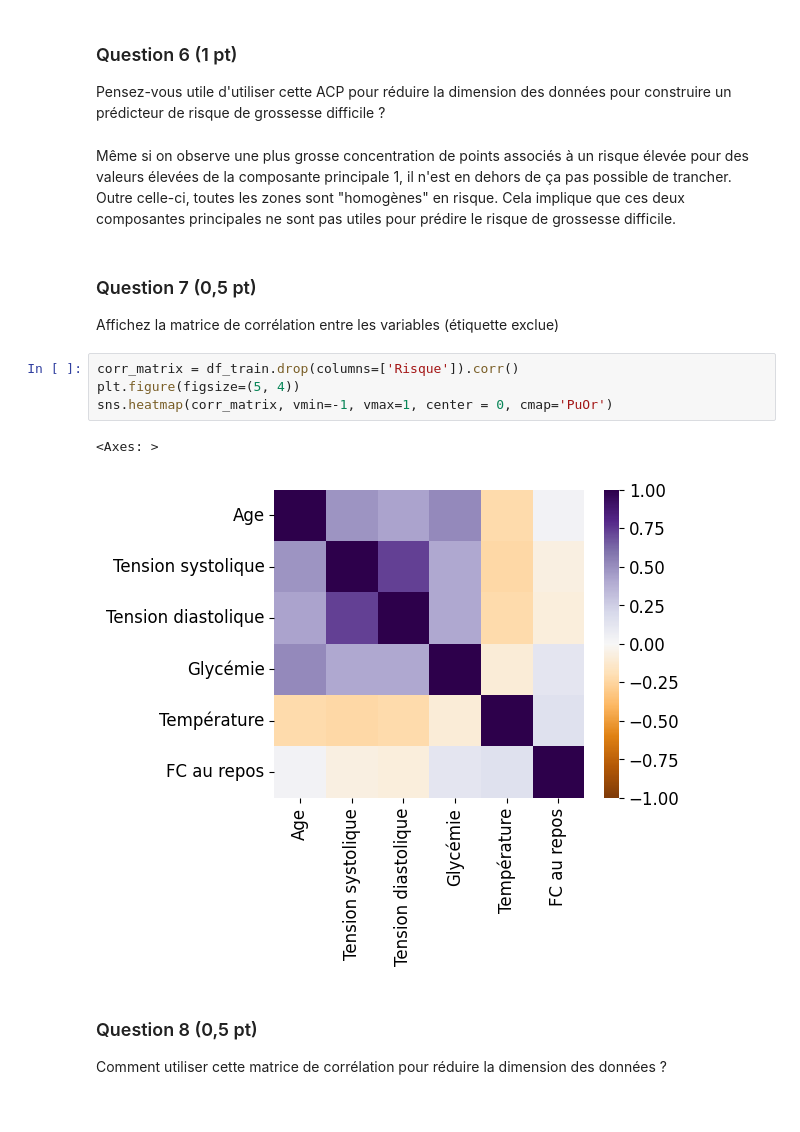
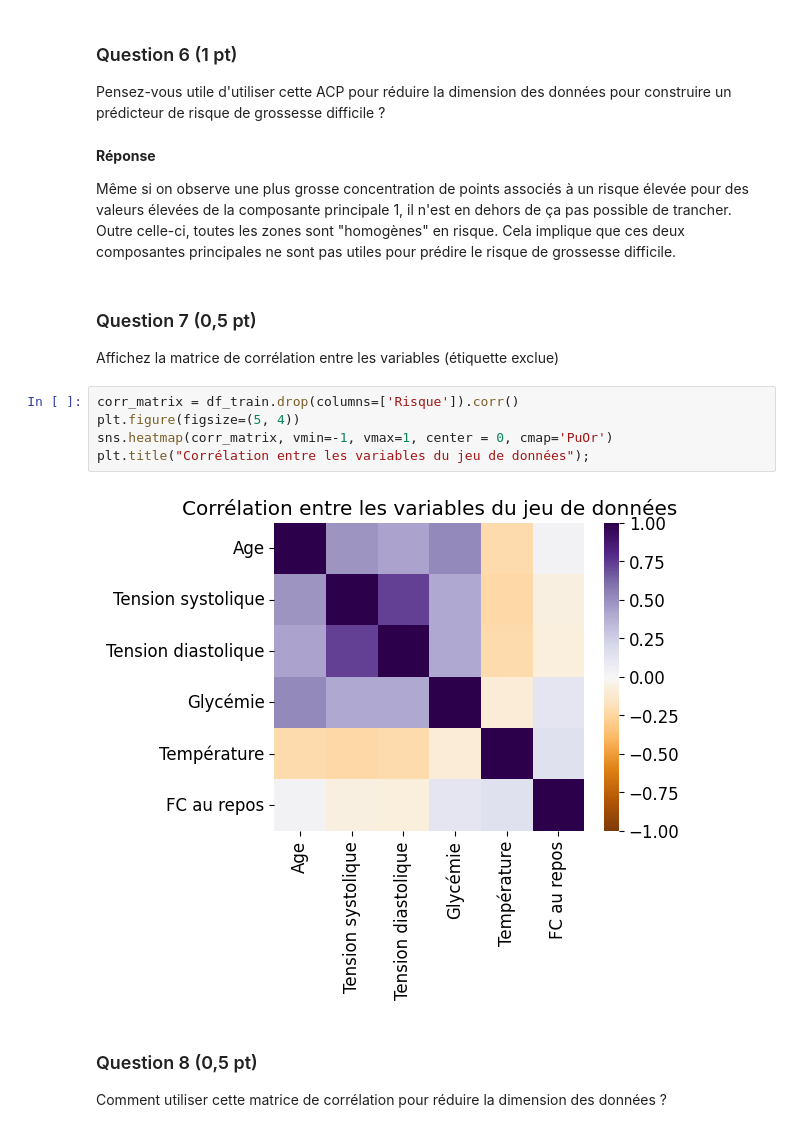
Before and after one commit to gabinsagot/projet_data, a Jupyter notebook: Projet.ipynb, the cells around one changed output. Saved outputs shown, nothing was run; the diff lists cells and outputs as text.

```diff
--- a/Projet.ipynb
+++ b/Projet.ipynb
@@ -167,6 +178,8 @@ plt.plot()
 ### Question 6 (1 pt)
 Pensez-vous utile d'utiliser cette ACP pour réduire la dimension des données pour construire un prédicteur de risque de grossesse difficile ?
 # %% [markdown]
+**Réponse**
+
 Même si on observe une plus grosse concentration de points associés à un risque élevée pour des valeurs élevées de la composante principale 1, il n'est en dehors de ça pas possible de trancher. Outre celle-ci, toutes les zones sont "homogènes" en risque. Cela implique que ces deux composantes principales ne sont pas utiles pour prédire le risque de grossesse difficile.
 # %% [markdown]
 ### Question 7 (0,5 pt)
@@ -174,10 +187,10 @@ Affichez la matrice de corrélation entre les variables (étiquette exclue)
 # %%
 corr_matrix = df_train.drop(columns=['Risque']).corr()
 plt.figure(figsize=(5, 4))
 sns.heatmap(corr_matrix, vmin=-1, vmax=1, center = 0, cmap='PuOr')
+plt.title("Corrélation entre les variables du jeu de données");
 # %% [output]
-<Axes: >
-[figure, old version]
+[figure, new version]
 # %% [markdown]
 ### Question 8 (0,5 pt)
 
```
Also changed, not shown: parts of 4 cells of this notebook.
